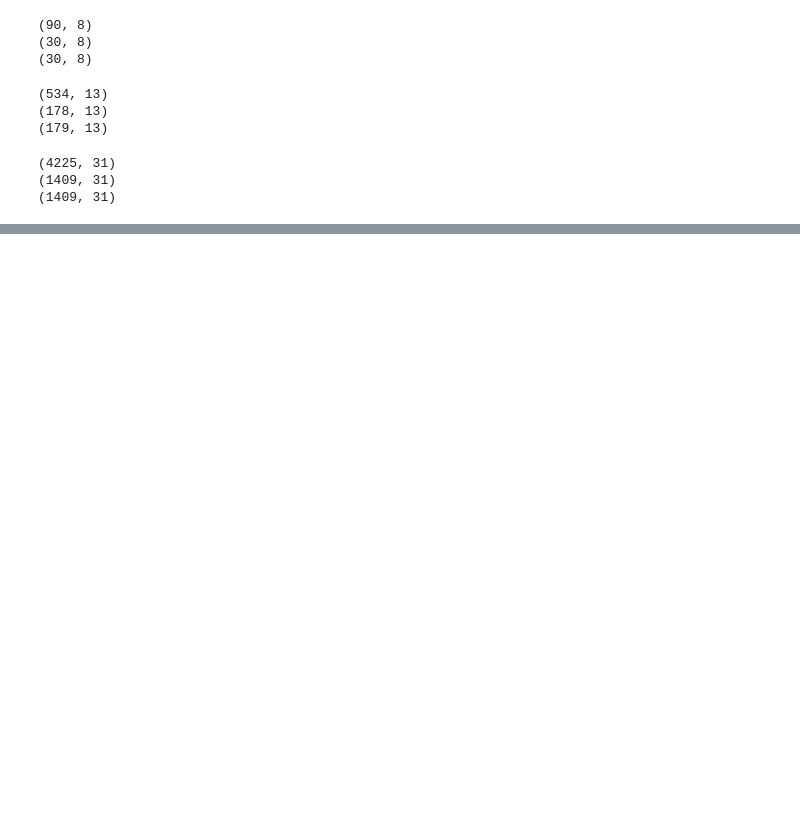
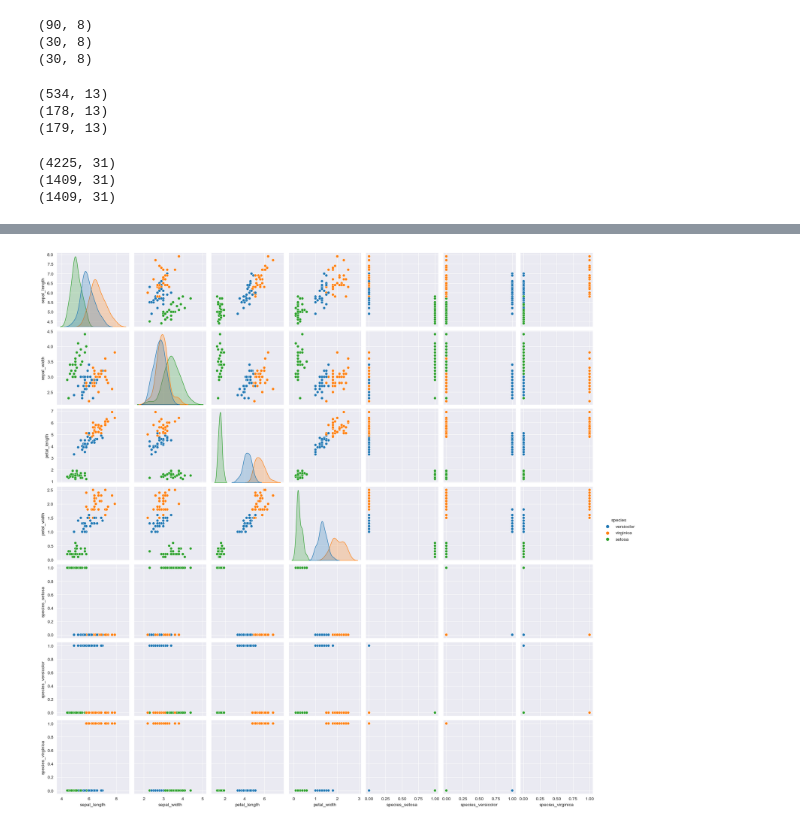
Before and after one commit to Nathanieldewald/classification-exercises, a Jupyter notebook: classification_exercises.ipynb, the cells around one changed output, grey strips where cells are left out. Drawn from its saved outputs; the diff is of its cells as text; code cells hidden in the pictures; blank space fills up the shorter version.

```diff
--- a/classification_exercises.ipynb
+++ b/classification_exercises.ipynb
@@ -368,0 +688,5 @@ csv file found and loaded
+# %%
+sns.pairplot(train, hue="species")
+plt.show()
+# %% [output]
+[figure, added]
```
Also changed, not shown: parts of 48 cells of this notebook, 1 other file.
